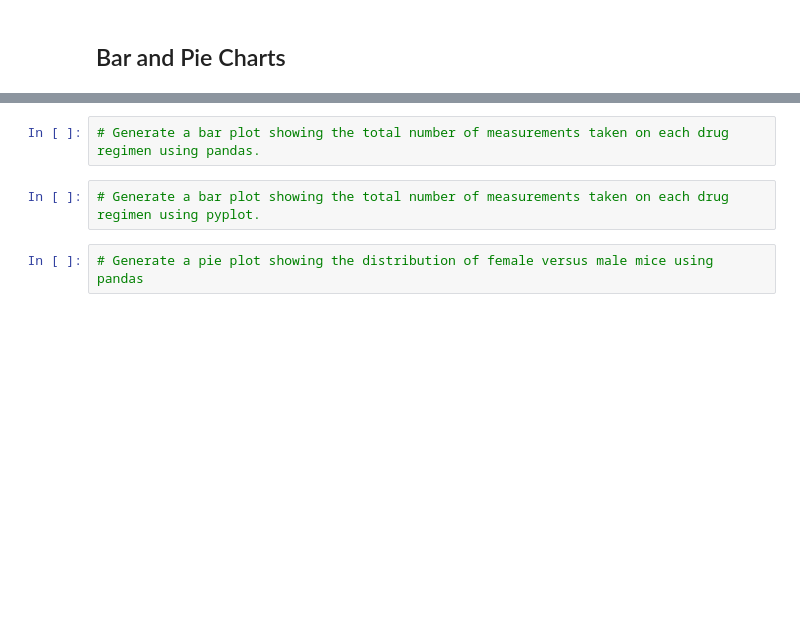
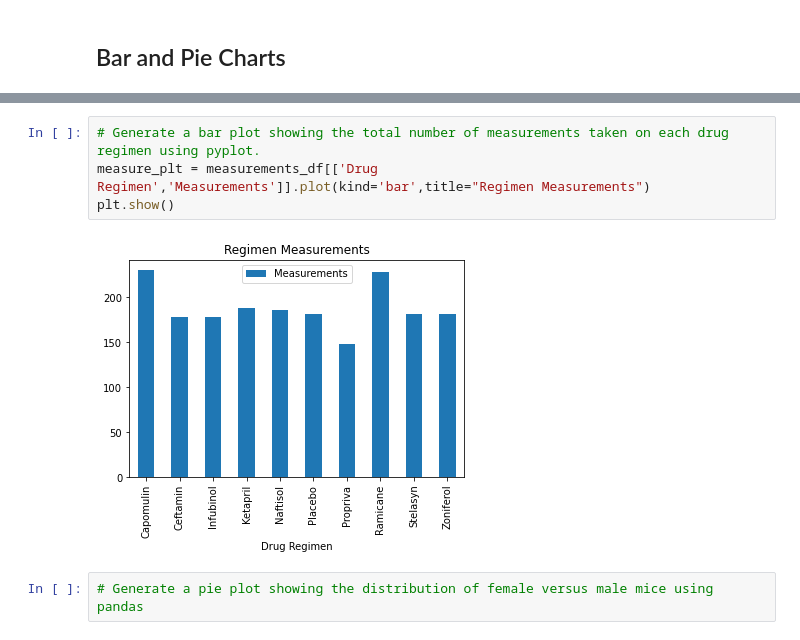
Before and after one commit to vasu11/matplotlib-challenge, a Jupyter notebook: Pymaceuticals/pymaceuticals.ipynb, the cells around one changed output, grey strips where cells are left out. Cells and saved outputs as stored; diff of their text form; blank space fills up the shorter version.

```diff
--- a/Pymaceuticals/pymaceuticals.ipynb
+++ b/Pymaceuticals/pymaceuticals.ipynb
@@ -138,7 +174,9 @@ summary_regimen_df
 # %%
-# Generate a bar plot showing the total number of measurements taken on each drug regimen using pandas.
+# Generate a bar plot showing the total number of measurements taken on each drug regimen using pyplot.
+measure_plt = measurements_df[['Drug Regimen','Measurements']].plot(kind='bar',title="Regimen Measurements")
+plt.show()
+# %% [output]
+[figure, added]
-# %%
-# Generate a bar plot showing the total number of measurements taken on each drug regimen using pyplot.
 # %%
 # Generate a pie plot showing the distribution of female versus male mice using pandas
 # %%
```
Also changed, not shown: parts of 2 cells of this notebook.
